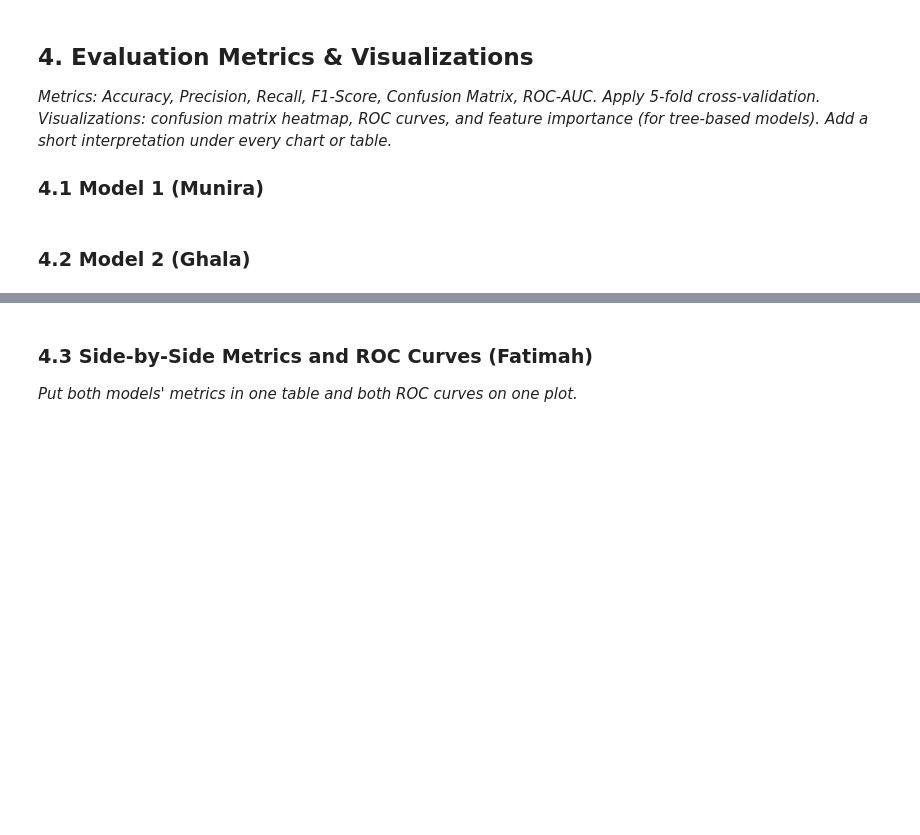
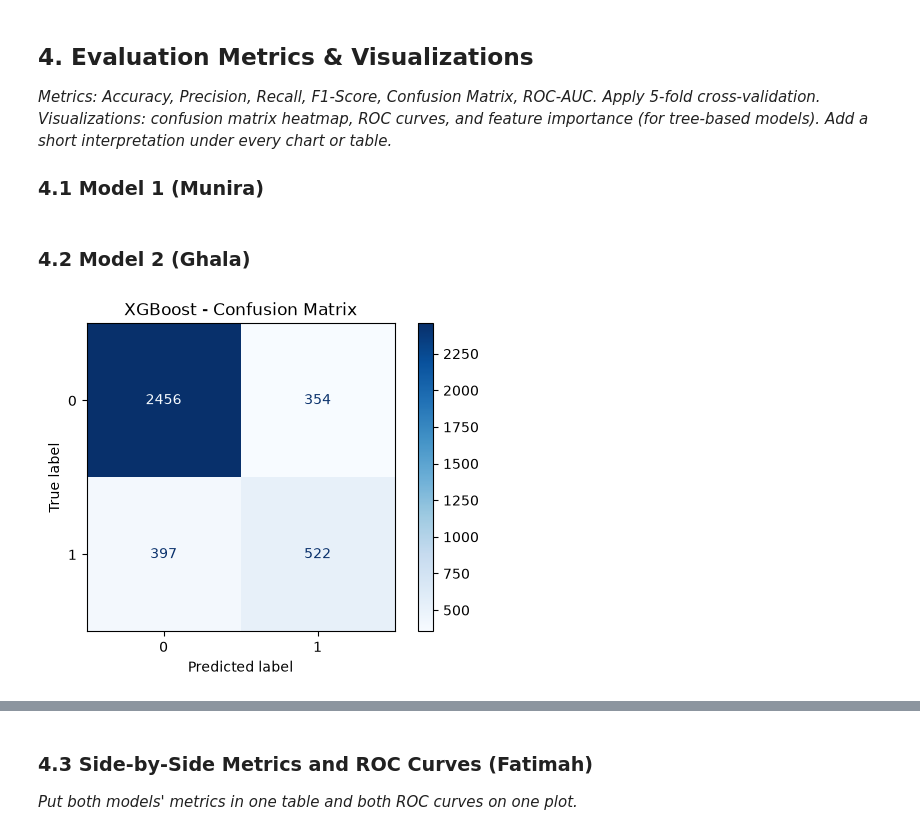
Before and after one commit to ManarAlrazin/SW485-Project-Group2, a Jupyter notebook: Phase1_Supervised_Learning.ipynb, the cells around one changed output, grey strips where cells are left out. Cells and saved outputs as stored; diff of their text form; code cells hidden in the pictures; blank space fills up the shorter version.

Commit message:
Model 2

```diff
--- a/Phase1_Supervised_Learning.ipynb
+++ b/Phase1_Supervised_Learning.ipynb
@@ -90,4 +138,35 @@ def evaluate_model(name, model, X_test, y_test):
 # %% [markdown]
 ### 3.2 Model 2 (Ghala)
 # %%
-# Model 2: hyperparameter tuning (Ghala)
+# 1. Define the hyperparameter search grid
+param_grid = {
+    'max_depth': [3, 5, 7],
+    'learning_rate': [0.01, 0.1, 0.2],
+    'n_estimators': [50, 100, 150],
+    'subsample': [0.8, 1.0]
+}
+
+# 2. Setup GridSearchCV using the shared Stratified 5-Fold CV (`cv`)
+grid_search_xgb = GridSearchCV(
+    estimator=xgb.XGBClassifier(random_state=RANDOM_STATE, eval_metric='logloss', use_label_encoder=False),
+    param_grid=param_grid,
+    cv=cv,
+    scoring='f1',
+    n_jobs=-1,
+    verbose=1
+)
+
+# 3. Execute Grid Search on training data
+grid_search_xgb.fit(X_train, y_train)
+
+# 4. Extract best estimator and parameters
+best_xgb_model = grid_search_xgb.best_estimator_
+print("=== Best Hyperparameters Found ===")
+print(grid_search_xgb.best_params_)
+
+# 5. Evaluate the tuned model
+tuned_xgb_results = evaluate_model("XGBoost (Tuned)", best_xgb_model, X_test, y_test)
+print("\n=== Tuned XGBoost Results ===")
+for metric, score in tuned_xgb_results.items():
+    if metric != "Model":
+        print(f"{metric}: {score:.4f}")
@@ -101,4 +194,11 @@ def evaluate_model(name, model, X_test, y_test):
 # %% [markdown]
 ### 4.2 Model 2 (Ghala)
 # %%
-# Model 2: test-set metrics, 5-fold CV, confusion matrix heatmap, ROC curve, feature importance if tree-based (Ghala)
+# 1. Confusion Matrix Heatmap
+fig, ax = plt.subplots(figsize=(6, 4))
+ConfusionMatrixDisplay.from_estimator(best_xgb_model, X_test, y_test, cmap="Blues", ax=ax)
+plt.title("XGBoost - Confusion Matrix")
+plt.grid(False)
+plt.show()
+# %% [output]
+[figure, added]
```
Also changed, not shown: parts of 9 cells of this notebook.
